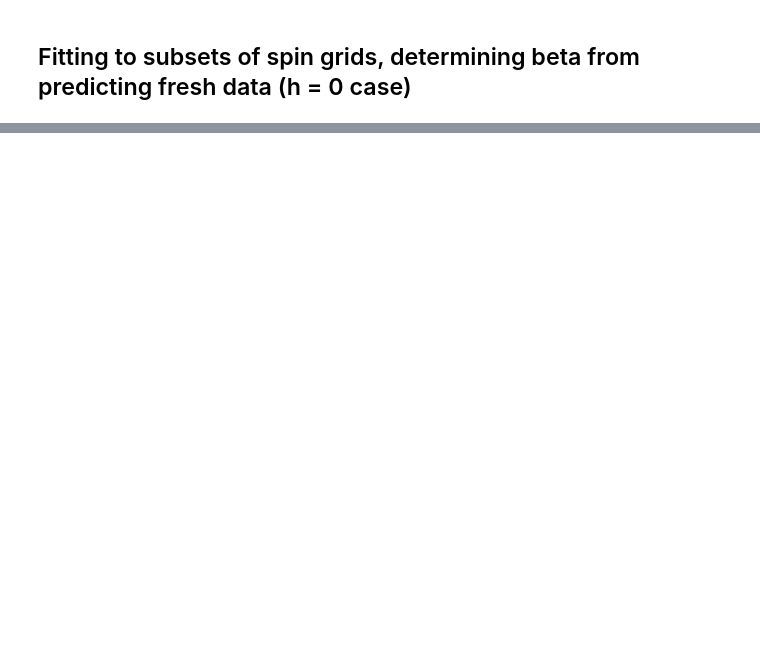
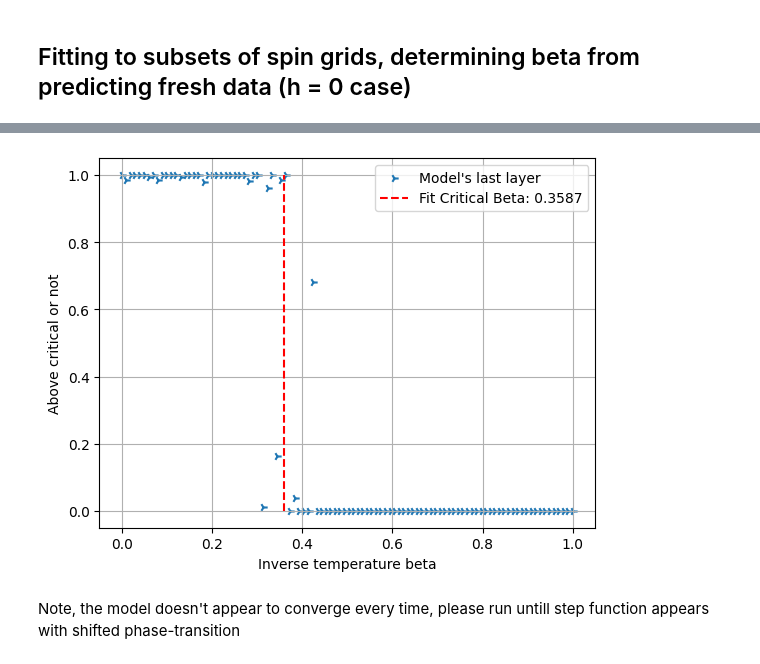
Before and after one commit to ZalanBoss/Ising-BME, a Jupyter notebook: Ising FCN.ipynb, the cells around one changed output, grey strips where cells are left out. Saved outputs shown, nothing was run; the diff lists cells and outputs as text; code cells hidden in the pictures; blank space fills up the shorter version.

```diff
--- a/Ising FCN.ipynb
+++ b/Ising FCN.ipynb
@@ -316,0 +372,21 @@ plt.show()
+# %%
+x_train_flat_new = 0
+for beta in new_betas:
+    generator = ising.Ising(0, beta, N)
+    generator.generate()
+    if(beta == 0):
+        x_train_flat_new = random_crop(generator.sigma, m).flatten()
+    else:
+        x_train_flat_new = np.column_stack((x_train_flat_new, random_crop(generator.sigma, m).flatten()))
+
+x_train_flat_new = x_train_flat_new.T
+predictions = model.predict(x_train_flat_new)
+plt.scatter(new_betas, predictions.flatten(), label='Model\'s last layer', marker = '4')
+popt, pcov = op.curve_fit(smooth_crit_temp, new_betas, predictions.flatten(), p0=[0.4])
+plt.vlines(popt[0], 0, 1, colors='r', linestyles='dashed', label=f'Fit Critical Beta: {popt[0]:.4f}')
+plt.xlabel("Inverse temperature beta")
+plt.ylabel("Above critical or not")
+plt.grid(True)
+plt.legend()
+plt.show()
+# %% [output]
@@ -316,0 +396,3 @@ plt.show()
+[figure, added]
+# %% [markdown]
+Note, the model doesn't appear to converge every time, please run untill step function appears with shifted phase-transition
```
Also changed, not shown: parts of 12 cells of this notebook.
